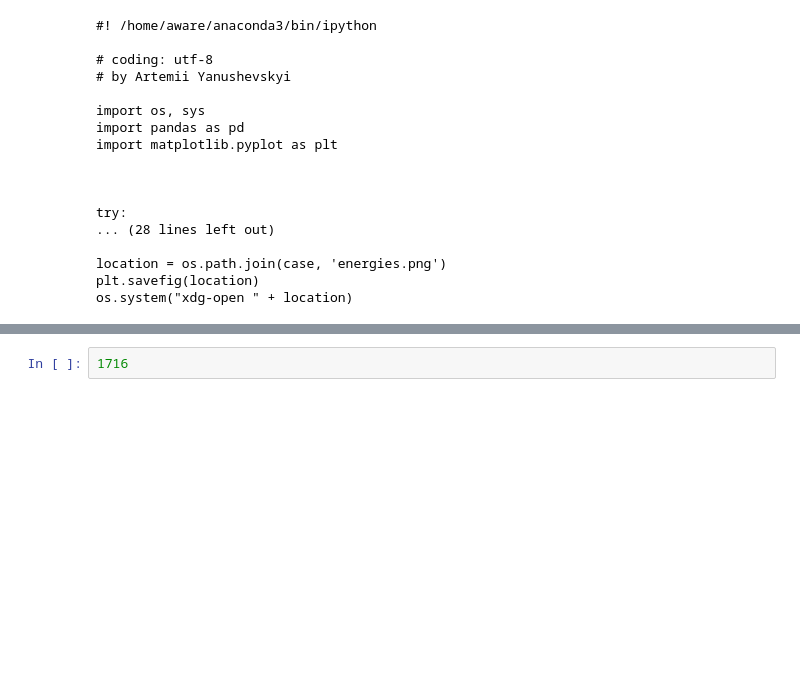
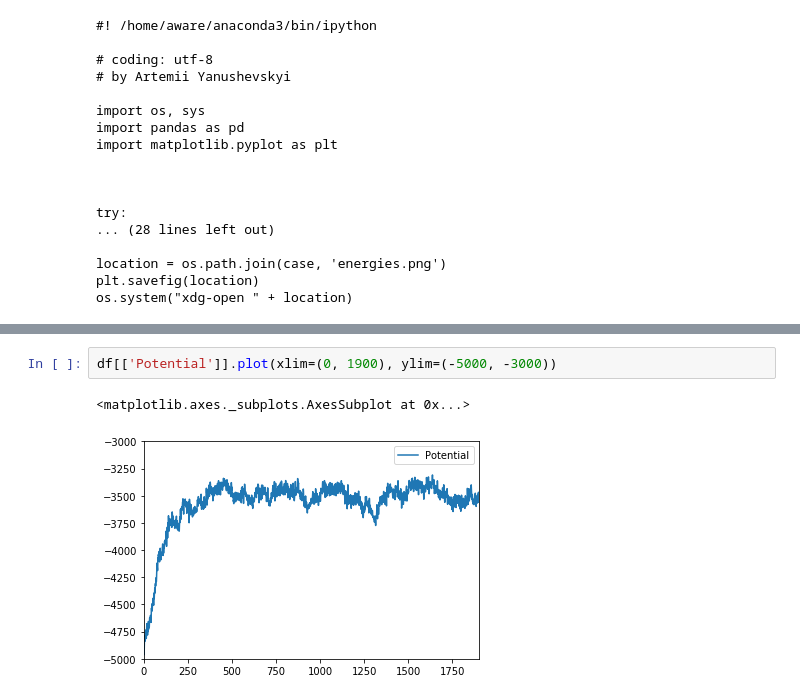
Before and after one commit to ikorotkin/gromacs_fhmd, a Jupyter notebook: gmx_files/Graphs for Beta coef.ipynb, the cells around one changed output, grey strips where cells are left out. Saved outputs shown, nothing was run; the diff lists cells and outputs as text; blank space fills up the shorter version.

```diff
--- a/gmx_files/Graphs for Beta coef.ipynb
+++ b/gmx_files/Graphs for Beta coef.ipynb
@@ -156,2 +153,5 @@ df.plot(ls='-', marker='.', ylim=(-5000,35000))
-# %%
-1716
+# %%
+df[['Potential']].plot(xlim=(0, 1900), ylim=(-5000, -3000))
+# %% [output]
+<matplotlib.axes._subplots.AxesSubplot at 0x...>
+[figure, added]
```
Also changed, not shown: parts of 14 cells of this notebook, 7 other files.
